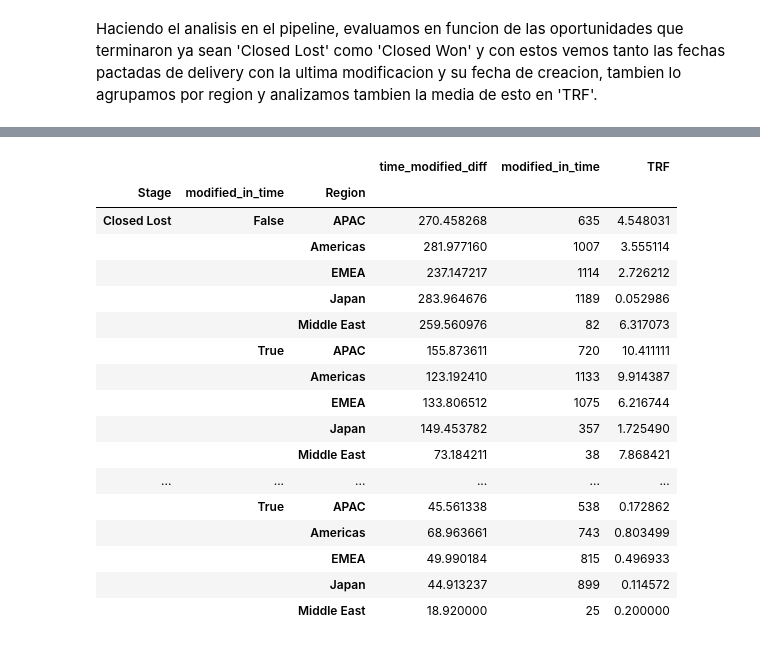
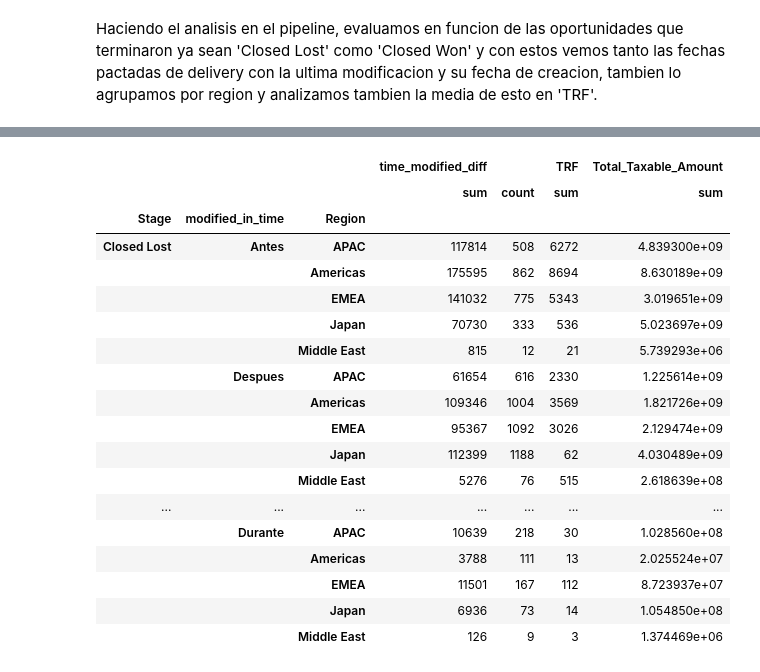
Before and after one commit to RenzoJacinto/TP1-Datos, a Jupyter notebook: visu.ipynb, the cells around one changed output, grey strips where cells are left out. Drawn from its saved outputs; the diff is of its cells as text; code cells hidden in the pictures.

```diff
--- a/visu.ipynb
+++ b/visu.ipynb
@@ -15,3 +13,10 @@ df = pd.read_csv(data_path)
+# %%
+df = pd.read_csv(data_path)
+
+df['Planned_Delivery_Start_Date'] = pd.to_datetime(df['Planned_Delivery_Start_Date'])
+df['Planned_Delivery_End_Date'] = pd.to_datetime(df['Planned_Delivery_End_Date'])
+df['Opportunity_Created_Date'] = pd.to_datetime(df['Opportunity_Created_Date'])
+df['Last_Modified_Date'] = pd.to_datetime(df['Last_Modified_Date'])
 # %%
 df.shape
 # %% [output]
@@ -151,10 +106,8 @@ df_fin
-# %%
-df_fin['Planned_Delivery_End_Date'] = pd.to_datetime(df_fin['Planned_Delivery_End_Date'])
-df_fin['Opportunity_Created_Date'] = pd.to_datetime(df_fin['Opportunity_Created_Date'])
-df_fin['Last_Modified_Date'] = pd.to_datetime(df_fin['Last_Modified_Date'])
 # %%
-df_fin['time_modified_diff'] = df_fin['Last_Modified_Date'] - df_fin['Opportunity_Created_Date']
+df_fin['time_modified_diff'] = df_fin['Planned_Delivery_Start_Date'] - df_fin['Opportunity_Created_Date']
 df_fin['time_modified_diff'] = df_fin['time_modified_diff'].dt.days
-df_fin['modified_in_time'] = df_fin['Planned_Delivery_End_Date'] - df_fin['Last_Modified_Date'] > date_cero
-df_fin
+df_fin['after_time'] = (df_fin['Planned_Delivery_End_Date'] - df_fin['Last_Modified_Date']).dt.days
+df_fin['ahead_of_time'] = (df_fin['Planned_Delivery_Start_Date'] - df_fin['Last_Modified_Date']).dt.days
+
+df_fin.head()
 # %% [output]
@@ -173,0 +120,14 @@ df_fin
+# %%
+modified = []
+j = 0
+for v in df_fin['ahead_of_time']:
+    actual = df_fin['after_time'].iloc[j]
+    if v>0:
+        modified.append('Antes')
+    elif actual<0:
+        modified.append('Despues')
+    else:
+        modified.append('Durante')
+    j+=1
+df_fin['modified_in_time'] = modified
+df_fin
@@ -174,22 +148,24 @@ df_fin
 # %%
-df_fin.groupby(['Stage', 'modified_in_time', 'Region'])\
-.agg({'time_modified_diff':'mean', 'modified_in_time':'count', 'TRF':'mean'})
+by_region = df_fin.groupby(['Stage', 'modified_in_time', 'Region'])\
+.agg({'time_modified_diff':['sum', 'count'], 'TRF':'sum', 'Total_Taxable_Amount':'sum'})
+by_region
 # %% [output]
-|  |  |  | time_modified_diff | modified_in_time | TRF |
-| Stage | modified_in_time | Region |  |  |  |
-| Closed Lost | False | APAC | 270.458268 | 635 | 4.548031 |
-|  |  | Americas | 281.977160 | 1007 | 3.555114 |
-|  |  | EMEA | 237.147217 | 1114 | 2.726212 |
-|  |  | Japan | 283.964676 | 1189 | 0.052986 |
-|  |  | Middle East | 259.560976 | 82 | 6.317073 |
-|  | True | APAC | 155.873611 | 720 | 10.411111 |
-|  |  | Americas | 123.192410 | 1133 | 9.914387 |
-|  |  | EMEA | 133.806512 | 1075 | 6.216744 |
-|  |  | Japan | 149.453782 | 357 | 1.725490 |
-|  |  | Middle East | 73.184211 | 38 | 7.868421 |
-| ... | ... | ... | ... | ... | ... |
-|  | True | APAC | 45.561338 | 538 | 0.172862 |
-|  |  | Americas | 68.963661 | 743 | 0.803499 |
-|  |  | EMEA | 49.990184 | 815 | 0.496933 |
-|  |  | Japan | 44.913237 | 899 | 0.114572 |
-|  |  | Middle East | 18.920000 | 25 | 0.200000 |
+|  |  |  | time_modified_diff |  | TRF | Total_Taxable_Amount |
+|  |  |  | sum | count | sum | sum |
+| Stage | modified_in_time | Region |  |  |  |  |
+| Closed Lost | Antes | APAC | 117814 | 508 | 6272 | 4.839300e+09 |
+|  |  | Americas | 175595 | 862 | 8694 | 8.630189e+09 |
+|  |  | EMEA | 141032 | 775 | 5343 | 3.019651e+09 |
+|  |  | Japan | 70730 | 333 | 536 | 5.023697e+09 |
+|  |  | Middle East | 815 | 12 | 21 | 5.739293e+06 |
+|  | Despues | APAC | 61654 | 616 | 2330 | 1.225614e+09 |
+|  |  | Americas | 109346 | 1004 | 3569 | 1.821726e+09 |
+|  |  | EMEA | 95367 | 1092 | 3026 | 2.129474e+09 |
+|  |  | Japan | 112399 | 1188 | 62 | 4.030489e+09 |
+|  |  | Middle East | 5276 | 76 | 515 | 2.618639e+08 |
+| ... | ... | ... | ... | ... | ... | ... |
+|  | Durante | APAC | 10639 | 218 | 30 | 1.028560e+08 |
+|  |  | Americas | 3788 | 111 | 13 | 2.025524e+07 |
+|  |  | EMEA | 11501 | 167 | 112 | 8.723937e+07 |
+|  |  | Japan | 6936 | 73 | 14 | 1.054850e+08 |
+|  |  | Middle East | 126 | 9 | 3 | 1.374469e+06 |
```
Also changed, not shown: parts of 13 cells of this notebook.
